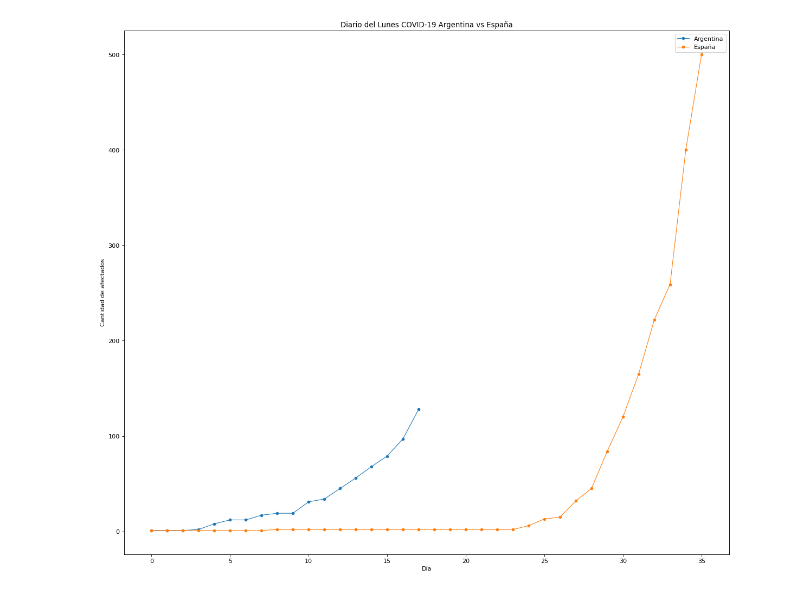
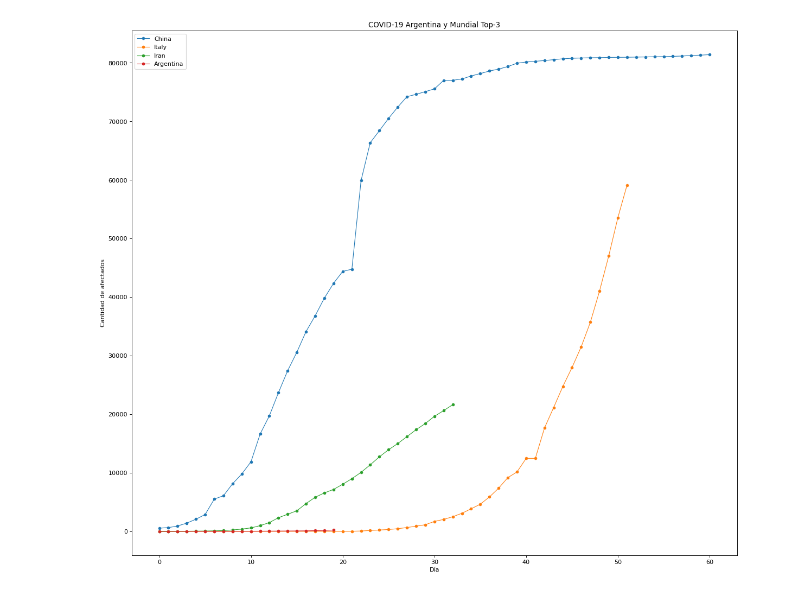
Before and after one commit to martingra/COVID19Argentina, a Jupyter notebook: COVID19ArgentinaMondayMorningQuarterback.ipynb, the cells around one changed output. Drawn from its saved outputs; the diff is of its cells as text; code cells hidden in the pictures.

```diff
--- a/COVID19ArgentinaMondayMorningQuarterback.ipynb
+++ b/COVID19ArgentinaMondayMorningQuarterback.ipynb
@@ -61,23 +74,28 @@ plt.show()
-# %%
-fig=plt.figure(figsize=(18, 16), dpi= 80, facecolor='w', edgecolor='k')
-
-legend = []
-
-arg.plot.line(marker="o", linewidth=1, markersize=4)
-legend.append('Argentina')
-
-comp = confirmed_df.loc['Spain',:][confirmed_df.loc['Spain',:]>0]
-comp = comp[0:arg.count()+days_margin]
-comp.reset_index(drop=True, inplace=True)
-comp.plot.line(marker="o", linewidth=1, markersize=4)
-legend.append('España')
-
-plt.title('Diario del Lunes COVID-19 Argentina vs España')
-plt.legend(legend)
-
-plt.xlabel('Día')
-plt.ylabel('Cantidad de afectados')
-
-plt.show()
-# %% [output]
-[figure, removed]
+# %%
+fig=plt.figure(figsize=(18, 16), dpi= 80, facecolor='w', edgecolor='k')
+
+legend = []
+
+for i in range(0,amount_of_countries):
+    data = confirmed_df.loc[sort.index[i],:][confirmed_df.loc[sort.index[i],:]>0].groupby(level=0).sum()
+    if isinstance(data, pd.DataFrame):
+        data = data.loc[sort.index[i],:]
+    data.reset_index(drop=True, inplace=True)
+    data.plot.line(marker="o", linewidth=1, markersize=4)
+    legend.append(sort.index[i])
+
+
+arg = confirmed_df.loc['Argentina',:][confirmed_df.loc['Argentina',:]>0]
+arg.reset_index(drop=True, inplace=True)
+arg.plot.line(marker="o", linewidth=1, markersize=4)
+legend.append('Argentina')
+
+plt.title('COVID-19 Argentina y Mundial Top-' + str(amount_of_countries))
+plt.legend(legend)
+
+plt.xlabel('Día')
+plt.ylabel('Cantidad de afectados')
+
+plt.show()
+# %% [output]
+[figure, added]
```
Also changed, not shown: parts of 8 cells of this notebook.
